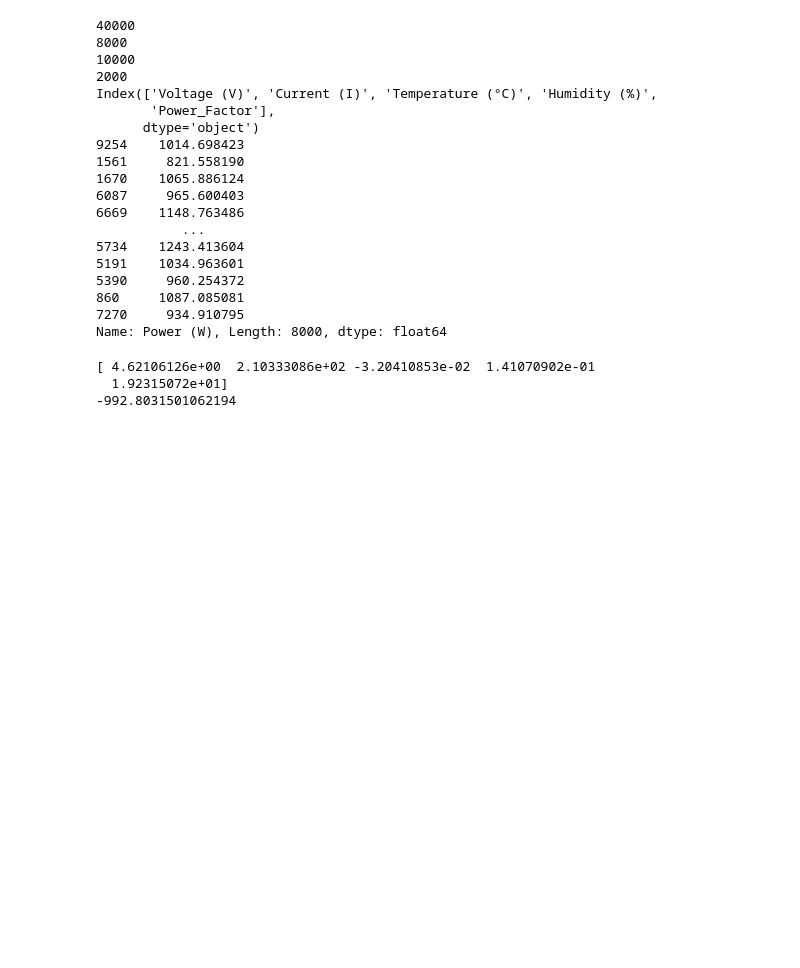
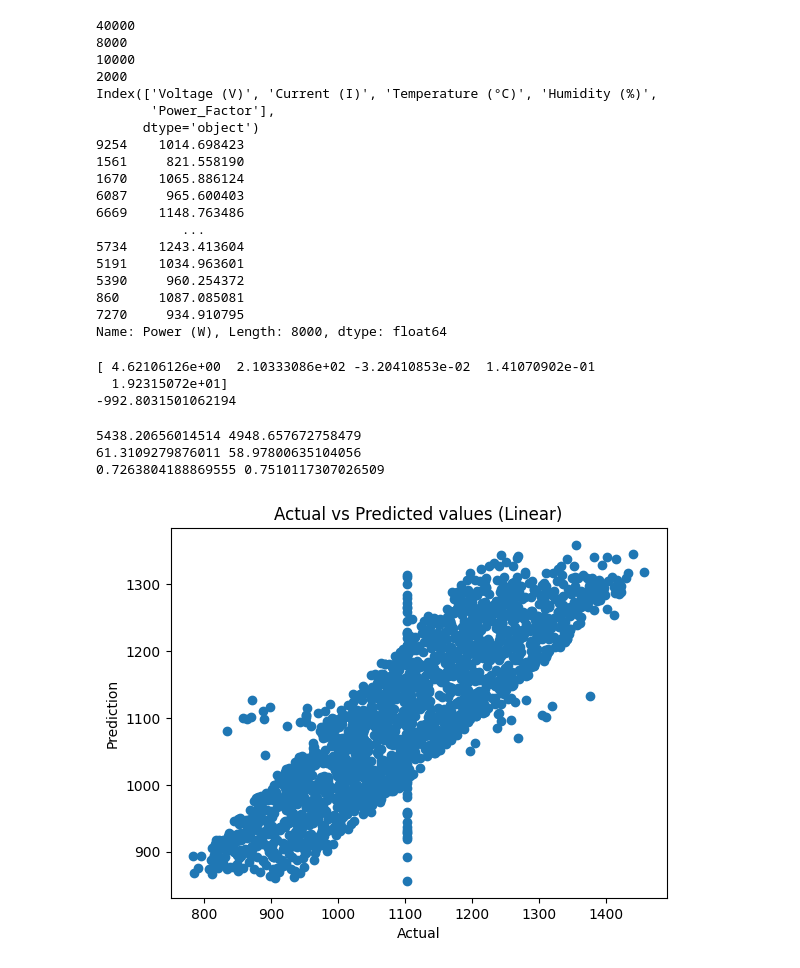
Before and after one commit to dpatil23/Grid-Intelligence-ML, a Jupyter notebook: Assignment_2_230343.ipynb, the cells around one changed output. Drawn from its saved outputs; the diff is of its cells as text; code cells hidden in the pictures; blank space fills up the shorter version.

```diff
--- a/Assignment_2_230343.ipynb
+++ b/Assignment_2_230343.ipynb
@@ -317,11 +317,45 @@ Index(['Voltage (V)', 'Current (I)', 'Temperature (°C)', 'Humidity (%)',
 Name: Power (W), Length: 8000, dtype: float64
 # %%
 from sklearn.linear_model import LinearRegression
-model=LinearRegression()
-model.fit(x_train,y_train)
-print(model.coef_)
-print(model.intercept_)
+model1=LinearRegression()
+model1.fit(x_train,y_train)
+print(model1.coef_)
+print(model1.intercept_)
 # %% [output]
 [ 4.62106126e+00  2.10333086e+02 -3.20410853e-02  1.41070902e-01
   1.92315072e+01]
 -992.8031501062194
+# %%
+from sklearn.ensemble import RandomForestRegressor
+from sklearn.model_selection import train_test_split
+from sklearn.metrics import mean_squared_error,mean_absolute_error,r2_score
+model2=RandomForestRegressor(n_estimators=100,random_state=42)
+model2.fit(x_train,y_train)
+predictions2=model2.predict(x_test)
+mse2=mean_squared_error(y_test,predictions2)
+mae2=mean_absolute_error(y_test,predictions2)
+r22=r2_score(y_test,predictions2)
+model1.fit(x_train,y_train)
+predictions1=model1.predict(x_test)
+mse1=mean_squared_error(y_test,predictions1)
+mae1=mean_absolute_error(y_test,predictions1)
+r21=r2_score(y_test,predictions1)
+print(mse2,mse1)
+print(mae2,mae1)
+print(r22,r21)
+
+# this shows that the mean square error and mean absolute error for model 1 is less than that of model 2 which is better as it shows that the predictions are closer to the actual value
+# an r2 score closer to 1 indicates that the predictions are closer to the model1 than model2
+# a linear regression model assumes linear relationship between features and target variables whereas a random forest agressor model assumes a non linear relationship but the random forest model handles non linear and complex data patterns more effectively
+# %% [output]
+5438.20656014514 4948.657672758479
+61.3109279876011 58.97800635104056
+0.7263804188869555 0.7510117307026509
+# %%
+plt.scatter(y_test,predictions1)
+plt.title('Actual vs Predicted values (Linear)')
+plt.xlabel('Actual')
+plt.ylabel('Prediction')
+plt.show()
+# %% [output]
+[figure, added]
```
Also changed, not shown: parts of 3 cells of this notebook.
